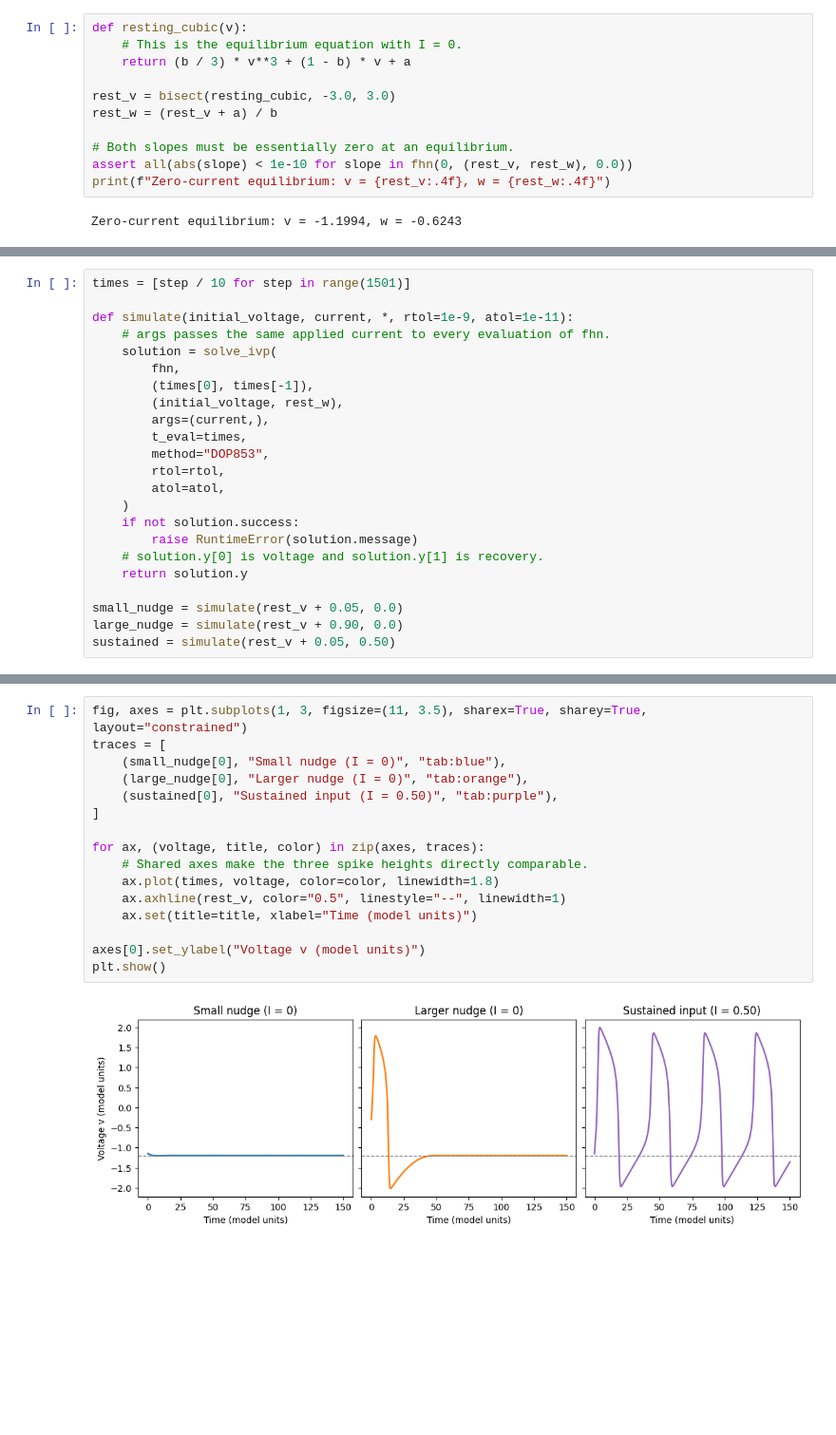
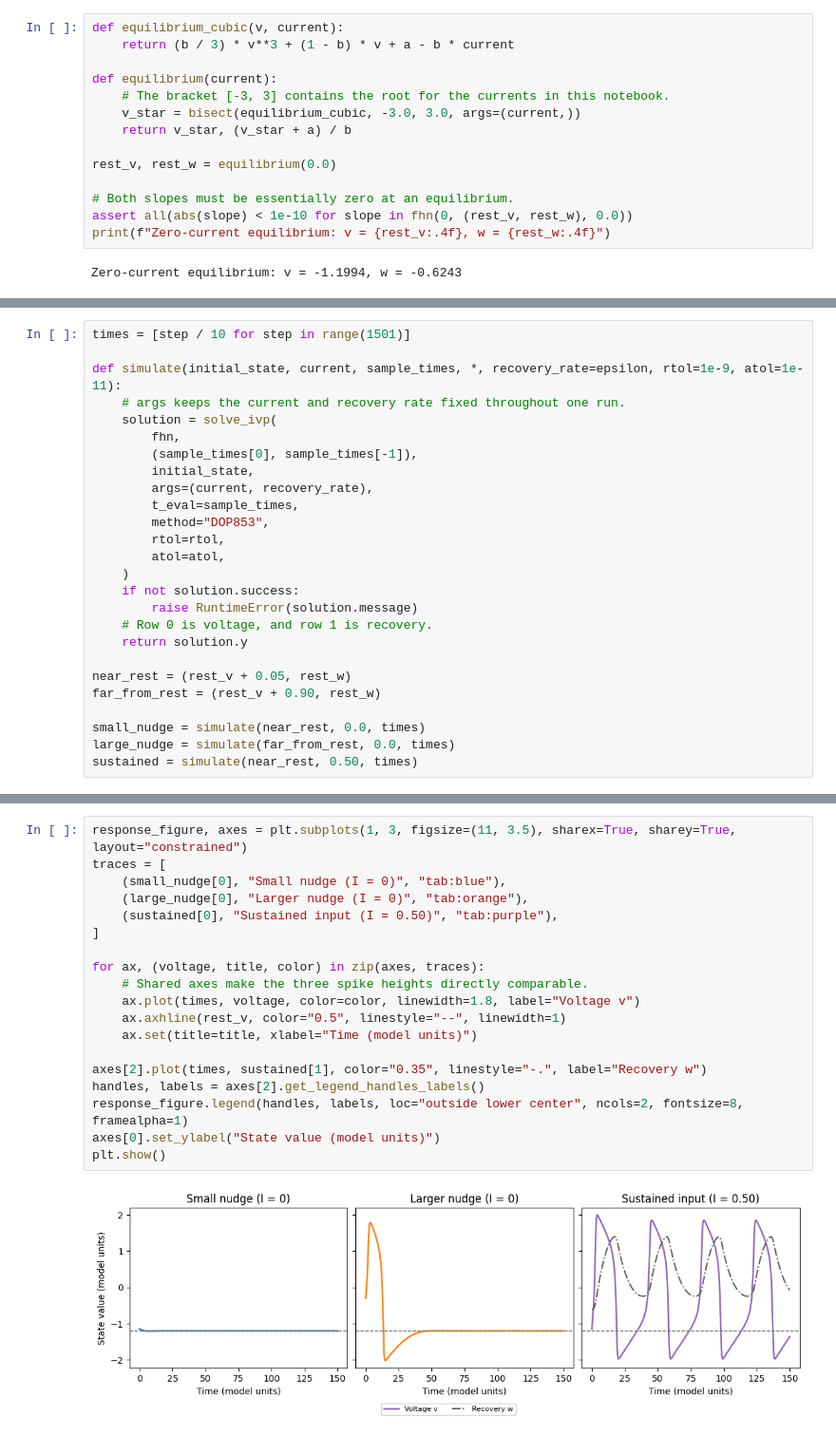
Before and after one commit to JaivinB/Mathematical-Modelling-Group-Project-MAC-F314, a Jupyter notebook: fhn_project.ipynb, the cells around one changed output, grey strips where cells are left out. Shown at 95% size. Drawn from its saved outputs; the diff is of its cells as text; blank space fills up the shorter version.

```diff
--- a/fhn_project.ipynb
+++ b/fhn_project.ipynb
@@ -67,12 +69,15 @@ Find the voltage where the cubic is zero at I = 0.
 Use that voltage to compute the recovery state.
 Substitute both values into the original slope equations.</code></pre>
 # %%
-def resting_cubic(v):
-    # This is the equilibrium equation with I = 0.
-    return (b / 3) * v**3 + (1 - b) * v + a
+def equilibrium_cubic(v, current):
+    return (b / 3) * v**3 + (1 - b) * v + a - b * current
 
-rest_v = bisect(resting_cubic, -3.0, 3.0)
-rest_w = (rest_v + a) / b
+def equilibrium(current):
+    # The bracket [-3, 3] contains the root for the currents in this notebook.
+    v_star = bisect(equilibrium_cubic, -3.0, 3.0, args=(current,))
+    return v_star, (v_star + a) / b
+
+rest_v, rest_w = equilibrium(0.0)
 
 # Both slopes must be essentially zero at an equilibrium.
 assert all(abs(slope) < 1e-10 for slope in fhn(0, (rest_v, rest_w), 0.0))
@@ -99,26 +104,29 @@ Integrate the two equations and keep the resulting voltage curve.</code></pre>
 # %%
 times = [step / 10 for step in range(1501)]
 
-def simulate(initial_voltage, current, *, rtol=1e-9, atol=1e-11):
-    # args passes the same applied current to every evaluation of fhn.
+def simulate(initial_state, current, sample_times, *, recovery_rate=epsilon, rtol=1e-9, atol=1e-11):
+    # args keeps the current and recovery rate fixed throughout one run.
     solution = solve_ivp(
         fhn,
-        (times[0], times[-1]),
-        (initial_voltage, rest_w),
-        args=(current,),
-        t_eval=times,
+        (sample_times[0], sample_times[-1]),
+        initial_state,
+        args=(current, recovery_rate),
+        t_eval=sample_times,
         method="DOP853",
         rtol=rtol,
         atol=atol,
     )
     if not solution.success:
         raise RuntimeError(solution.message)
-    # solution.y[0] is voltage and solution.y[1] is recovery.
+    # Row 0 is voltage, and row 1 is recovery.
     return solution.y
 
-small_nudge = simulate(rest_v + 0.05, 0.0)
-large_nudge = simulate(rest_v + 0.90, 0.0)
-sustained = simulate(rest_v + 0.05, 0.50)
+near_rest = (rest_v + 0.05, rest_w)
+far_from_rest = (rest_v + 0.90, rest_w)
+
+small_nudge = simulate(near_rest, 0.0, times)
+large_nudge = simulate(far_from_rest, 0.0, times)
+sustained = simulate(near_rest, 0.50, times)
 # %% [markdown]
 ## 🟪 4. Plot the responses on the same scale
 
@@ -129,23 +137,26 @@ Plot time along the bottom and voltage up the side.
 Use the same axis limits for each experiment.
 Look for a return to rest, one spike, and repeated spikes.</code></pre>
 # %%
-fig, axes = plt.subplots(1, 3, figsize=(11, 3.5), sharex=True, sharey=True, layout="constrained")
+response_figure, axes = plt.subplots(1, 3, figsize=(11, 3.5), sharex=True, sharey=True, layout="constrained")
 traces = [
     (small_nudge[0], "Small nudge (I = 0)", "tab:blue"),
     (large_nudge[0], "Larger nudge (I = 0)", "tab:orange"),
     (sustained[0], "Sustained input (I = 0.50)", "tab:purple"),
 ]
 
 for ax, (voltage, title, color) in zip(axes, traces):
     # Shared axes make the three spike heights directly comparable.
-    ax.plot(times, voltage, color=color, linewidth=1.8)
+    ax.plot(times, voltage, color=color, linewidth=1.8, label="Voltage v")
     ax.axhline(rest_v, color="0.5", linestyle="--", linewidth=1)
     ax.set(title=title, xlabel="Time (model units)")
 
-axes[0].set_ylabel("Voltage v (model units)")
+axes[2].plot(times, sustained[1], color="0.35", linestyle="-.", label="Recovery w")
+handles, labels = axes[2].get_legend_handles_labels()
+response_figure.legend(handles, labels, loc="outside lower center", ncols=2, fontsize=8, framealpha=1)
+axes[0].set_ylabel("State value (model units)")
 plt.show()
 # %% [output]
-[figure, old version]
+[figure, new version]
 # %% [markdown]
 **Reading the plots.** The small nudge fades. The larger nudge produces a single spike and still returns to the same resting level. With current kept on, the model produces repeated spikes. The plot on the right is a starting point for studying how the long-term behaviour changes as we vary $I$.
 
```
Also changed, not shown: parts of 21 cells of this notebook, 1 other file.
